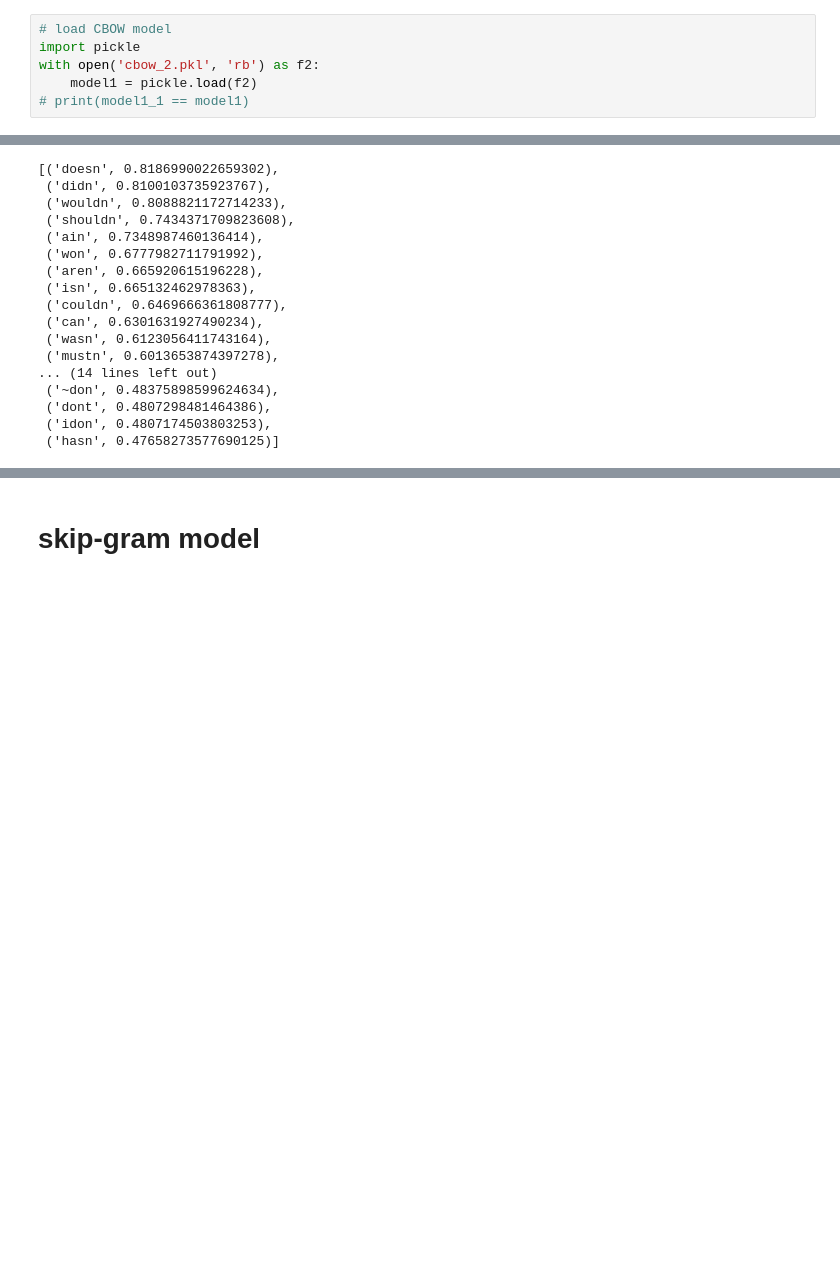
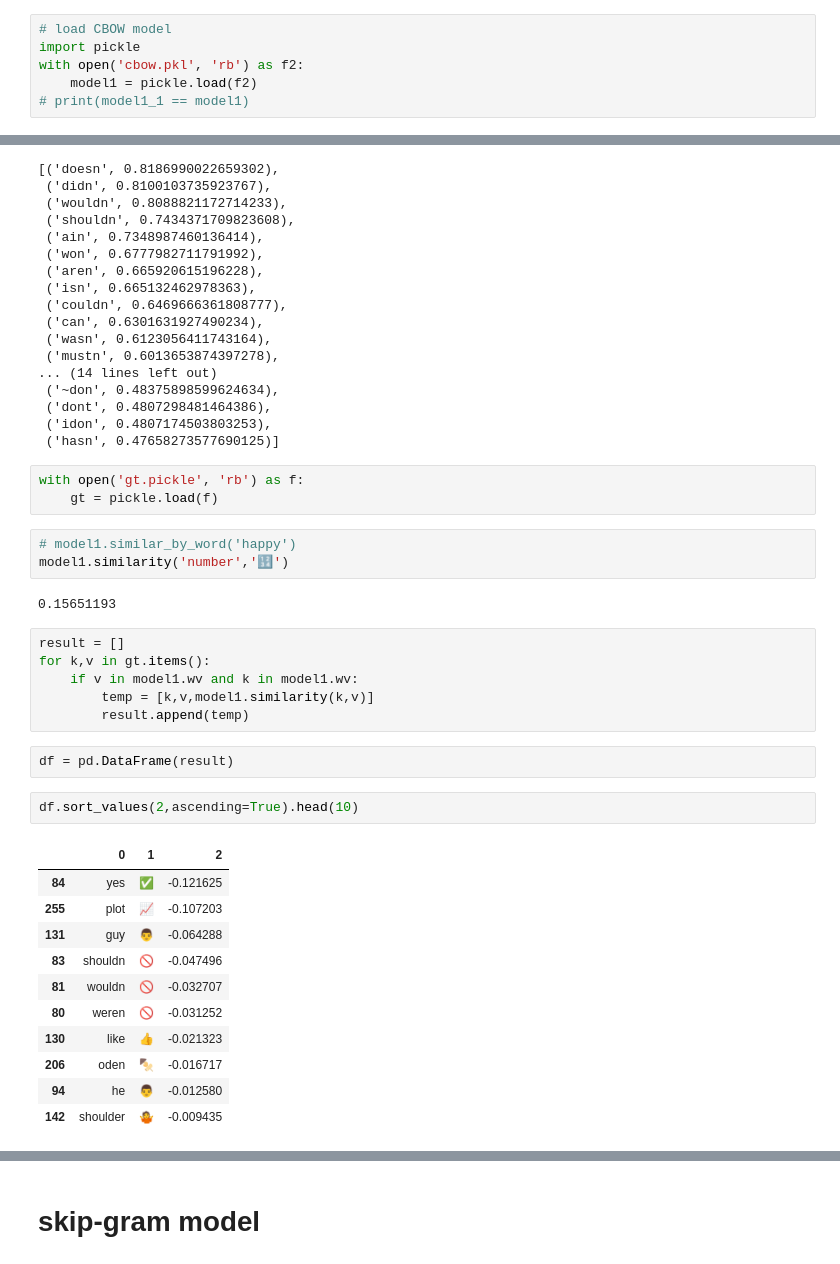
Before and after one commit to constiny/Emojiit, a Jupyter notebook: Emoji_analysis.ipynb, the cells around one changed output, grey strips where cells are left out. Saved outputs shown, nothing was run; the diff lists cells and outputs as text; blank space fills up the shorter version.

```diff
--- a/Emoji_analysis.ipynb
+++ b/Emoji_analysis.ipynb
@@ -272,7 +272,7 @@ model1 = gensim.models.Word2Vec(data,
 # %%
 # load CBOW model
 import pickle
-with open('cbow_2.pkl', 'rb') as f2:
+with open('cbow.pkl', 'rb') as f2:
     model1 = pickle.load(f2)
 # print(model1_1 == model1)
 # %%
@@ -295,3 +295,33 @@ model1.most_similar("don", topn=30)
  ('dont', 0.4807298481464386),
  ('idon', 0.4807174503803253),
  ('hasn', 0.47658273577690125)]
+# %%
+with open('gt.pickle', 'rb') as f:
+    gt = pickle.load(f)
+# %%
+# model1.similar_by_word('happy')
+model1.similarity('number','🔢')
+# %% [output]
+0.15651193
+# %%
+result = []
+for k,v in gt.items():
+    if v in model1.wv and k in model1.wv:
+        temp = [k,v,model1.similarity(k,v)]
+        result.append(temp)
+# %%
+df = pd.DataFrame(result)
+# %%
+df.sort_values(2,ascending=True).head(10)
+# %% [output]
+|  | 0 | 1 | 2 |
+| 84 | yes | ✅ | -0.121625 |
+| 255 | plot | 📈 | -0.107203 |
+| 131 | guy | 👨 | -0.064288 |
+| 83 | shouldn | 🚫 | -0.047496 |
+| 81 | wouldn | 🚫 | -0.032707 |
+| 80 | weren | 🚫 | -0.031252 |
+| 130 | like | 👍 | -0.021323 |
+| 206 | oden | 🍢 | -0.016717 |
+| 94 | he | 👨 | -0.012580 |
+| 142 | shoulder | 🤷 | -0.009435 |
```
Also changed, not shown: parts of 3 cells of this notebook, 3 other files.
